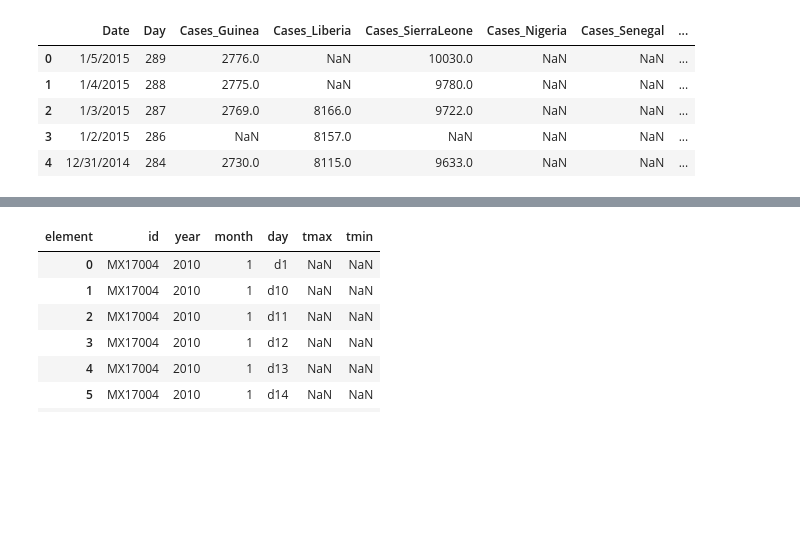
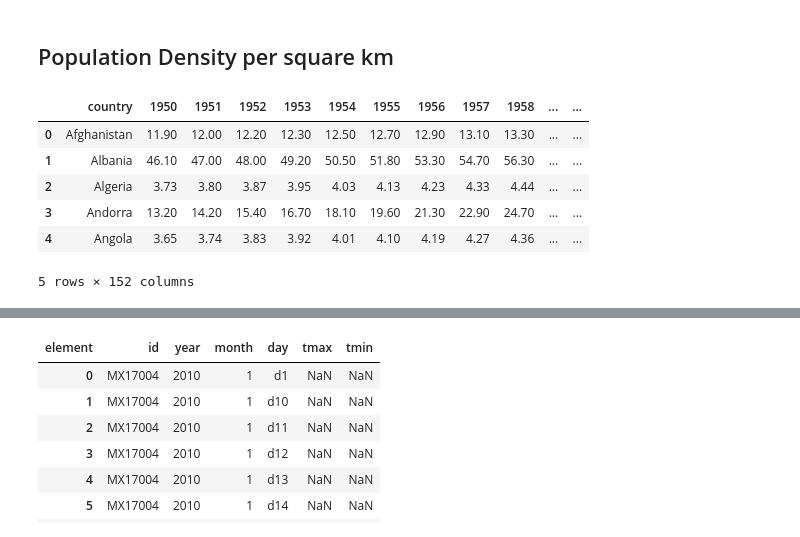
Before and after one commit to LaGuer/scipy-2017-tutorial-pandas, a Jupyter notebook: 02-lesson/04-tidy.ipynb, the cells around one changed output, grey strips where cells are left out. Cells and saved outputs as stored; diff of their text form; code cells hidden in the pictures; blank space fills up the shorter version.

```diff
--- a/02-lesson/04-tidy.ipynb
+++ b/02-lesson/04-tidy.ipynb
@@ -132,10 +131,16 @@ ebola = pd.read_csv('../data/ebola_country_timeseries.csv')
+# %% [markdown]
+Population Density per square km
+-------------------------------------------------
+# %%
+popdensity = pd.read_csv('https://raw.githubusercontent.com/LaGuer/JupyterDataScienceWorkflow/master/dataset/population_density_per_square_km.csv')
 # %%
-ebola.head()
+popdensity.head()
 # %% [output]
-|  | Date | Day | Cases_Guinea | Cases_Liberia | Cases_SierraLeone | Cases_Nigeria | Cases_Senegal | ... |
-| 0 | 1/5/2015 | 289 | 2776.0 | NaN | 10030.0 | NaN | NaN | ... |
-| 1 | 1/4/2015 | 288 | 2775.0 | NaN | 9780.0 | NaN | NaN | ... |
-| 2 | 1/3/2015 | 287 | 2769.0 | 8166.0 | 9722.0 | NaN | NaN | ... |
-| 3 | 1/2/2015 | 286 | NaN | 8157.0 | NaN | NaN | NaN | ... |
-| 4 | 12/31/2014 | 284 | 2730.0 | 8115.0 | 9633.0 | NaN | NaN | ... |
+|  | country | 1950 | 1951 | 1952 | 1953 | 1954 | 1955 | 1956 | 1957 | 1958 | ... | ... |
+| 0 | Afghanistan | 11.90 | 12.00 | 12.20 | 12.30 | 12.50 | 12.70 | 12.90 | 13.10 | 13.30 | ... | ... |
+| 1 | Albania | 46.10 | 47.00 | 48.00 | 49.20 | 50.50 | 51.80 | 53.30 | 54.70 | 56.30 | ... | ... |
+| 2 | Algeria | 3.73 | 3.80 | 3.87 | 3.95 | 4.03 | 4.13 | 4.23 | 4.33 | 4.44 | ... | ... |
+| 3 | Andorra | 13.20 | 14.20 | 15.40 | 16.70 | 18.10 | 19.60 | 21.30 | 22.90 | 24.70 | ... | ... |
+| 4 | Angola | 3.65 | 3.74 | 3.83 | 3.92 | 4.01 | 4.10 | 4.19 | 4.27 | 4.36 | ... | ... |
+5 rows × 152 columns
 # %%
```
Also changed, not shown: parts of 29 cells of this notebook.
